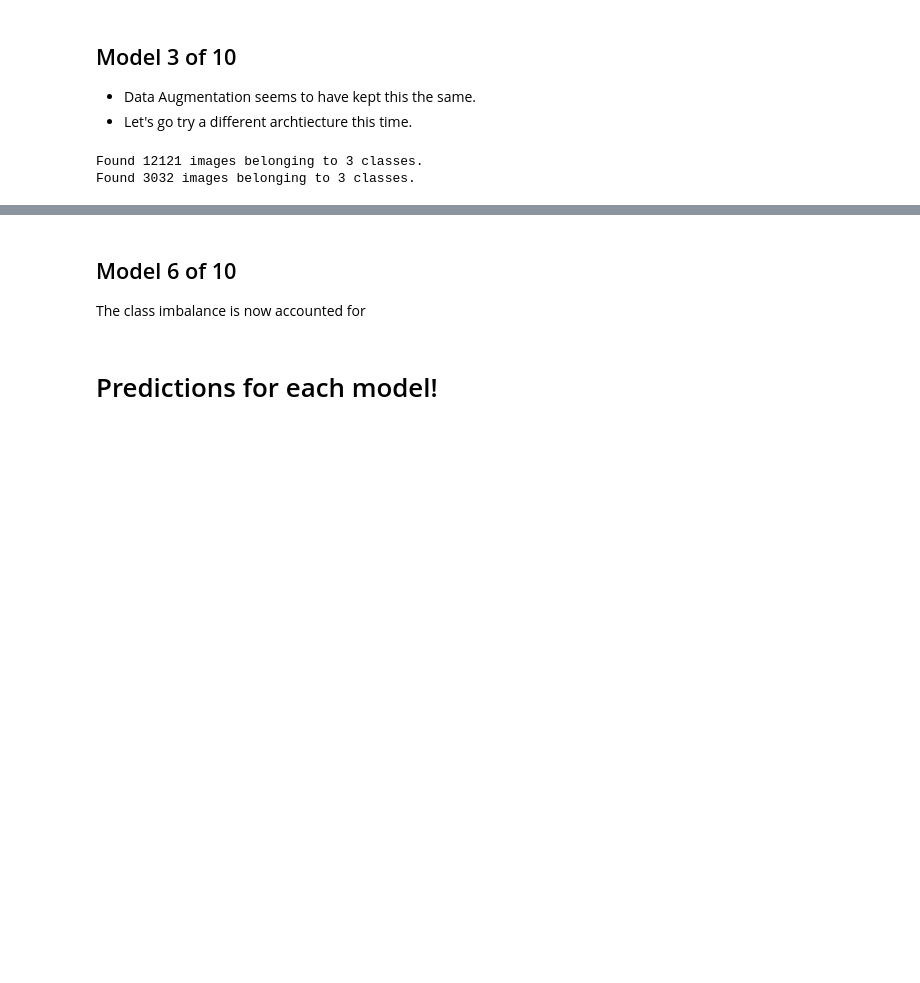
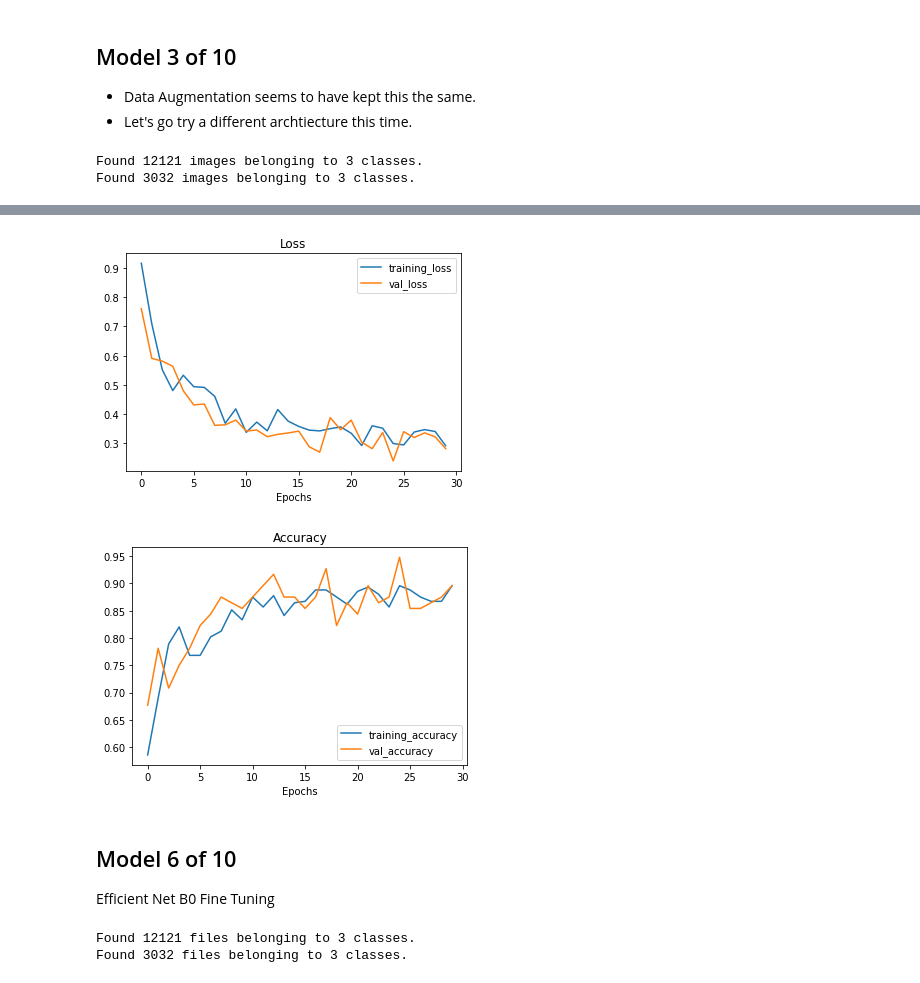
Before and after one commit to alexantaki16/covid, a Jupyter notebook: Code/covid_19.ipynb, the cells around one changed output, grey strips where cells are left out. Cells and saved outputs as stored; diff of their text form; code cells hidden in the pictures; blank space fills up the shorter version.

```diff
--- a/Code/covid_19.ipynb
+++ b/Code/covid_19.ipynb
@@ -717,0 +817,22 @@ Transfer learning tries.
+# %%
+#4. Create the layers
+inputs = layers.Input(shape = (224, 224, 3))
+x = data_augmentation(inputs)
+x = base_model(x, training = False)
+x = layers.GlobalAveragePooling2D()(x)
+outputs = layers.Dense(3, activation = "softmax")(x)
+# %%
+#5. Build the model
+model_5 = tf.keras.Model(inputs, outputs)
+# %%
+#6. Compile
+model_5.compile(loss = tf.keras.losses.categorical_crossentropy,
+                optimizer = tf.keras.optimizers.Adam(),
+                metrics = ["accuracy"])
+# %%
+#7. Fit
+history_5 = model_5.fit(train_data_5,
+                        epochs = 30,
+                        steps_per_epoch = len(train_data_5) / 32,
+                        validation_data = test_data_5,
+                        validation_steps = len(test_data_5) / 32)
@@ -718,5 +857,21 @@ Transfer learning tries.
+# %%
+plot_loss_curves(history_5)
+# %% [output]
+[figure, added]
+[figure, added]
 # %% [markdown]
 ## Model 6 of 10
-The class imbalance is now accounted for
+
+Efficient Net B0 Fine Tuning
-# %% [markdown]
-# Predictions for each model!
+# %%
+#1 Train data
+train_data_6 = tf.keras.preprocessing.image_dataset_from_directory(train_dir,
+                                                                      label_mode = "categorical",
+                                                                      image_size = (224, 224))
+
+test_data_6 = tf.keras.preprocessing.image_dataset_from_directory(test_dir,
+                                                                     label_mode = "categorical",
+                                                                     image_size = (224, 224))
+# %% [output]
+Found 12121 files belonging to 3 classes.
+Found 3032 files belonging to 3 classes.
```
Also changed, not shown: parts of 93 cells of this notebook.
